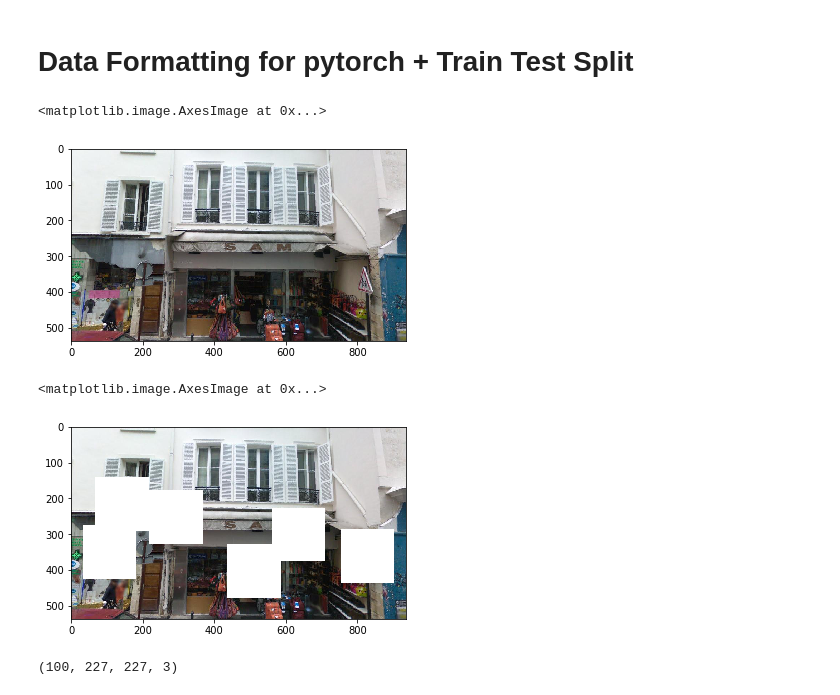
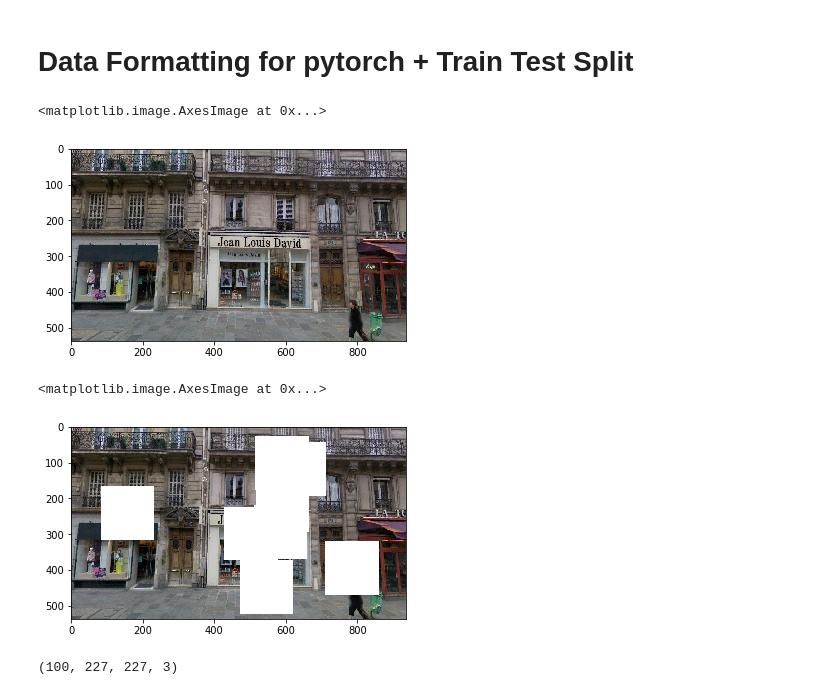
Before and after one commit to a92920/ProjectGAN, a Jupyter notebook: EDA_TRAIN.ipynb, the cells around one changed output. Saved outputs shown, nothing was run; the diff lists cells and outputs as text; code cells hidden in the pictures.

```diff
--- a/EDA_TRAIN.ipynb
+++ b/EDA_TRAIN.ipynb
@@ -116,13 +99,13 @@ training_data_loaded = next(iter(train))
 # %%
-plt.imshow(training_data_loaded["image"][10])
+plt.imshow(training_data_loaded["image"][15])
 # %% [output]
 <matplotlib.image.AxesImage at 0x...>
-[figure, old version]
+[figure, new version]
 # %%
-plt.imshow(training_data_loaded["corrupt_image"][10])
+plt.imshow(training_data_loaded["corrupt_image"][15])
 # %% [output]
 <matplotlib.image.AxesImage at 0x...>
-[figure, old version]
+[figure, new version]
 # %%
 test_images_loc = glob.glob("paris_eval.nosync/paris_eval_gt/*.png")
 # %%
```
Also changed, not shown: parts of 8 cells of this notebook, 3 other files.
